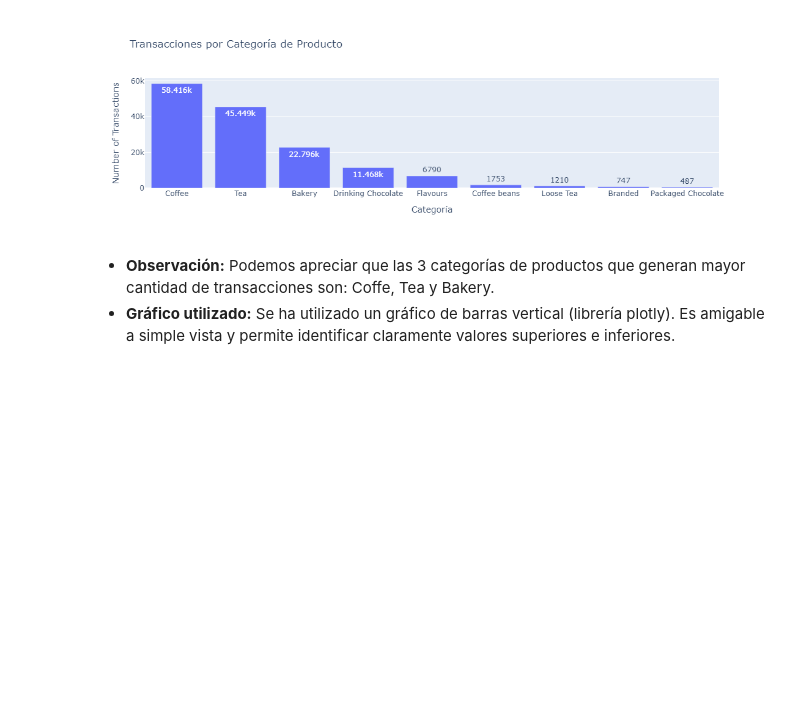
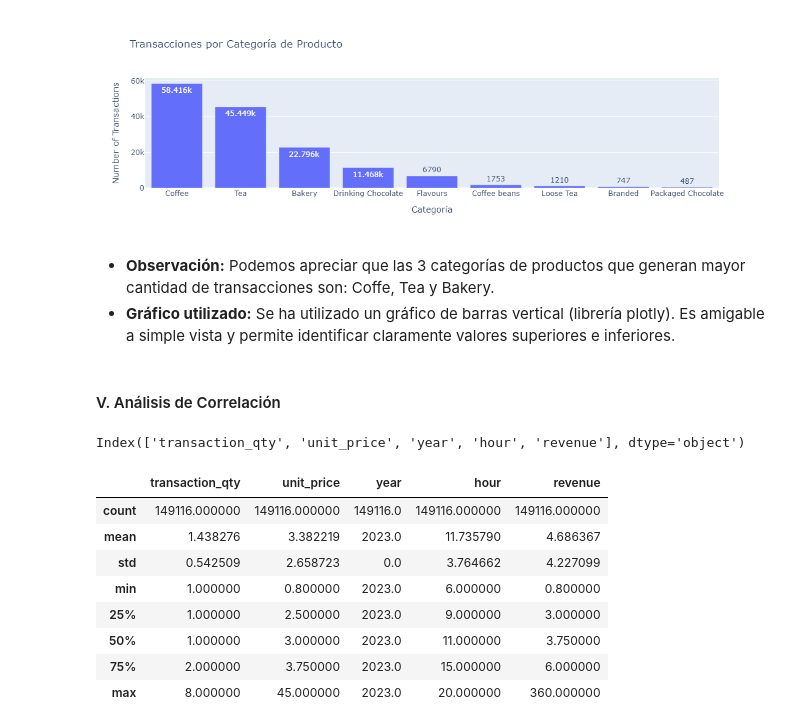
Before and after one commit to Erick0407/proyecto_final_py, a Jupyter notebook: Notebooks/03_Analisis_visualizaciones.ipynb, the cells around one changed output. Saved outputs shown, nothing was run; the diff lists cells and outputs as text; code cells hidden in the pictures; blank space fills up the shorter version.

Commit message:
Análisis de Correlación entre variables

```diff
--- a/Notebooks/03_Analisis_visualizaciones.ipynb
+++ b/Notebooks/03_Analisis_visualizaciones.ipynb
@@ -398,3 +398,27 @@ fig.show()
 # %% [markdown]
 - **Observación:** Podemos apreciar que las 3 categorías de productos que generan mayor cantidad de transacciones son: Coffe, Tea y Bakery.
 - **Gráfico utilizado:** Se ha utilizado un gráfico de barras vertical (librería plotly). Es amigable a simple vista y permite identificar claramente valores superiores e inferiores.
+# %% [markdown]
+#### V. Análisis de Correlación
+# %%
+# Identificar columnas numéricas
+numerical_cols = df.select_dtypes(include=['number']).columns
+
+# Mostrar las columnas numéricas
+numerical_cols
+# %% [output]
+Index(['transaction_qty', 'unit_price', 'year', 'hour', 'revenue'], dtype='object')
+# %%
+# Visualizamos algunas medidas estadísticas de estas variables
+metrics_df = df[['transaction_qty', 'unit_price', 'year', 'hour', 'revenue']]
+metrics_df.describe()
+# %% [output]
+|  | transaction_qty | unit_price | year | hour | revenue |
+| count | 149116.000000 | 149116.000000 | 149116.0 | 149116.000000 | 149116.000000 |
+| mean | 1.438276 | 3.382219 | 2023.0 | 11.735790 | 4.686367 |
+| std | 0.542509 | 2.658723 | 0.0 | 3.764662 | 4.227099 |
+| min | 1.000000 | 0.800000 | 2023.0 | 6.000000 | 0.800000 |
+| 25% | 1.000000 | 2.500000 | 2023.0 | 9.000000 | 3.000000 |
+| 50% | 1.000000 | 3.000000 | 2023.0 | 11.000000 | 3.750000 |
+| 75% | 2.000000 | 3.750000 | 2023.0 | 15.000000 | 6.000000 |
+| max | 8.000000 | 45.000000 | 2023.0 | 20.000000 | 360.000000 |
```
Also changed, not shown: parts of 2 cells of this notebook.
